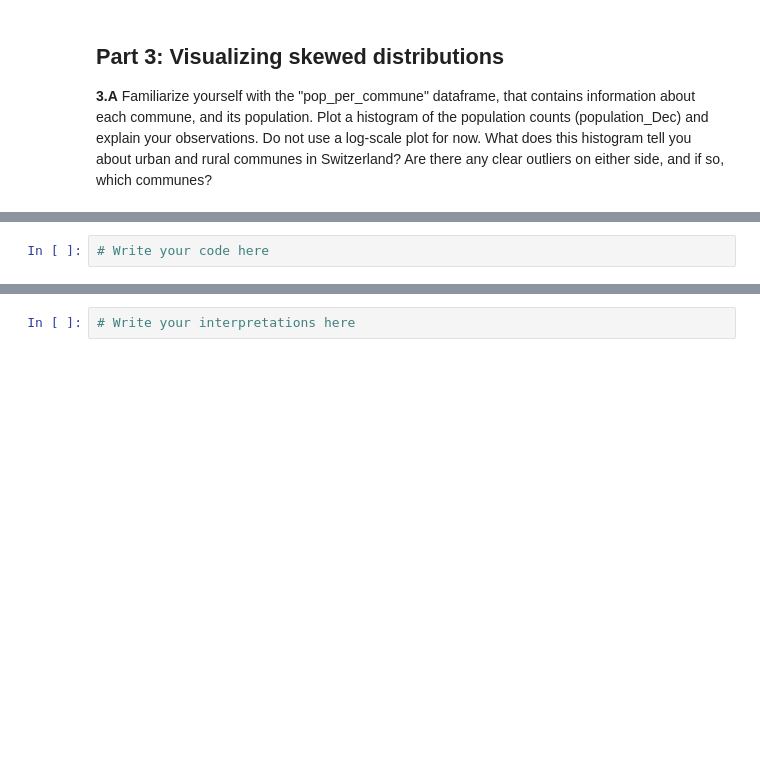
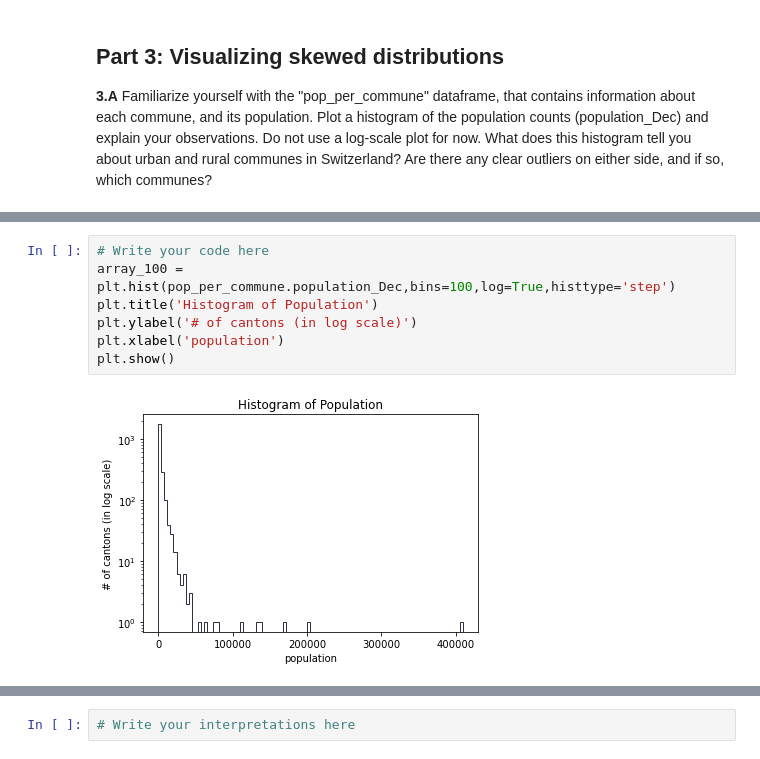
Before and after one commit to nourGhribi/2020, a Jupyter notebook: Tutorials/02 - Data viz and data from the web/Becoming a DataVizard exercise.ipynb, the cells around one changed output, grey strips where cells are left out. Drawn from its saved outputs; the diff is of its cells as text; blank space fills up the shorter version.

```diff
--- a/Tutorials/02 - Data viz and data from the web/Becoming a DataVizard exercise.ipynb
+++ b/Tutorials/02 - Data viz and data from the web/Becoming a DataVizard exercise.ipynb
@@ -379,5 +390,12 @@ __3.B__ The figure below represents 4 types of histogram. At this stage, your di
 <img src="plaw.png" style="width: 600px;" align="left">
 
 The figure is extracted from [this paper](https://arxiv.org/pdf/cond-mat/0412004.pdf) that contains more information about this family of distributions.
-# %%
-# Write your code here
+# %%
+# Write your code here
+array_100 = plt.hist(pop_per_commune.population_Dec,bins=100,log=True,histtype='step')
+plt.title('Histogram of Population')
+plt.ylabel('# of cantons (in log scale)')
+plt.xlabel('population')
+plt.show()
+# %% [output]
+[figure, added]
```
Also changed, not shown: parts of 8 cells of this notebook.
